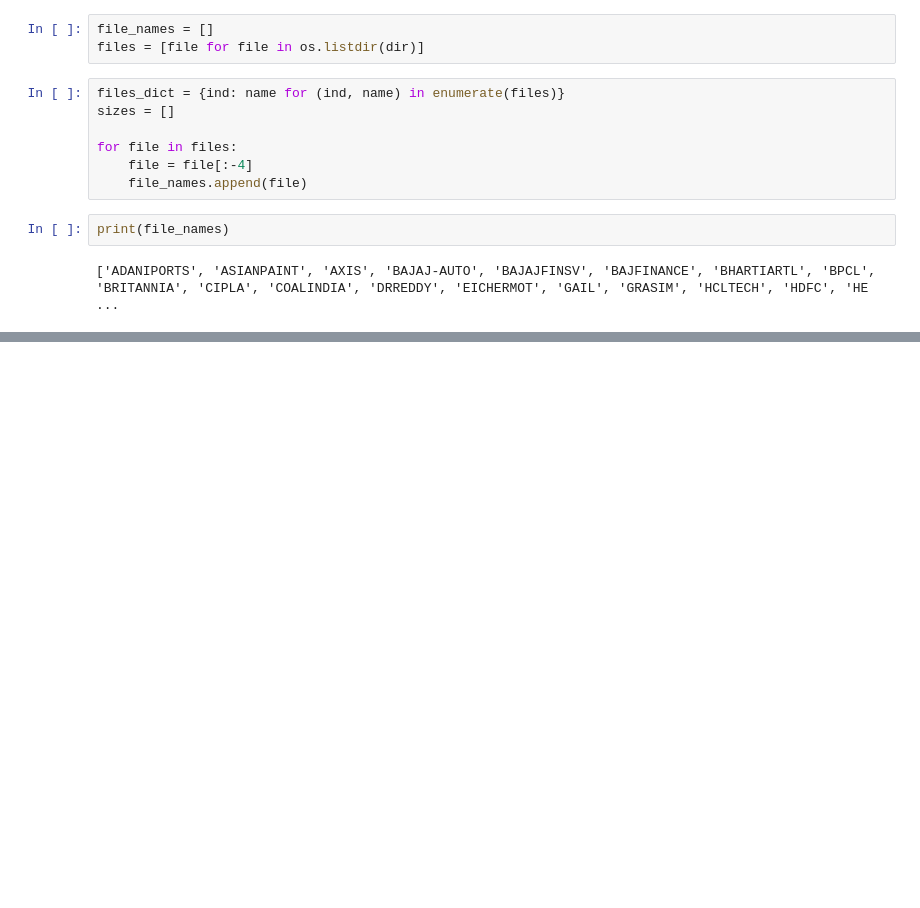
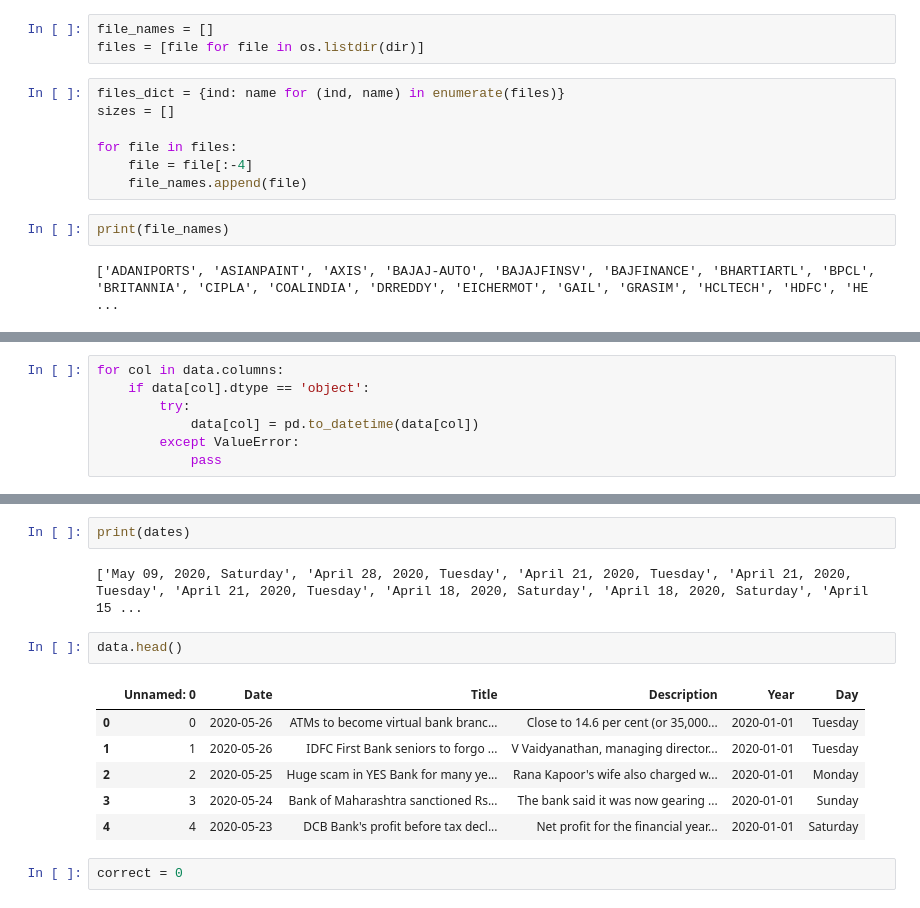
Before and after one commit to shubhamsharma6701/community_detection, a Jupyter notebook: Sentiment Analysis.ipynb, the cells around one changed output, grey strips where cells are left out. Drawn from its saved outputs; the diff is of its cells as text; blank space fills up the shorter version.

```diff
--- a/Sentiment Analysis.ipynb
+++ b/Sentiment Analysis.ipynb
@@ -180,0 +248,7 @@ print(file_names)
+# %%
+for col in data.columns:
+    if data[col].dtype == 'object':
+        try:
+            data[col] = pd.to_datetime(data[col])
+        except ValueError:
+            pass
@@ -180,0 +302,15 @@ print(file_names)
+# %%
+print(dates)
+# %% [output]
+['May 09, 2020, Saturday', 'April 28, 2020, Tuesday', 'April 21, 2020, Tuesday', 'April 21, 2020, Tuesday', 'April 21, 2020, Tuesday', 'April 18, 2020, Saturday', 'April 18, 2020, Saturday', 'April 15 ...
+# %%
+data.head()
+# %% [output]
+|  | Unnamed: 0 | Date | Title | Description | Year | Day |
+| 0 | 0 | 2020-05-26 | ATMs to become virtual bank branc... | Close to 14.6 per cent (or 35,000... | 2020-01-01 | Tuesday |
+| 1 | 1 | 2020-05-26 | IDFC First Bank seniors to forgo ... | V Vaidyanathan, managing director... | 2020-01-01 | Tuesday |
+| 2 | 2 | 2020-05-25 | Huge scam in YES Bank for many ye... | Rana Kapoor's wife also charged w... | 2020-01-01 | Monday |
+| 3 | 3 | 2020-05-24 | Bank of Maharashtra sanctioned Rs... | The bank said it was now gearing ... | 2020-01-01 | Sunday |
+| 4 | 4 | 2020-05-23 | DCB Bank's profit before tax decl... | Net profit for the financial year... | 2020-01-01 | Saturday |
+# %%
+correct = 0
```
Also changed, not shown: parts of 24 cells of this notebook.
